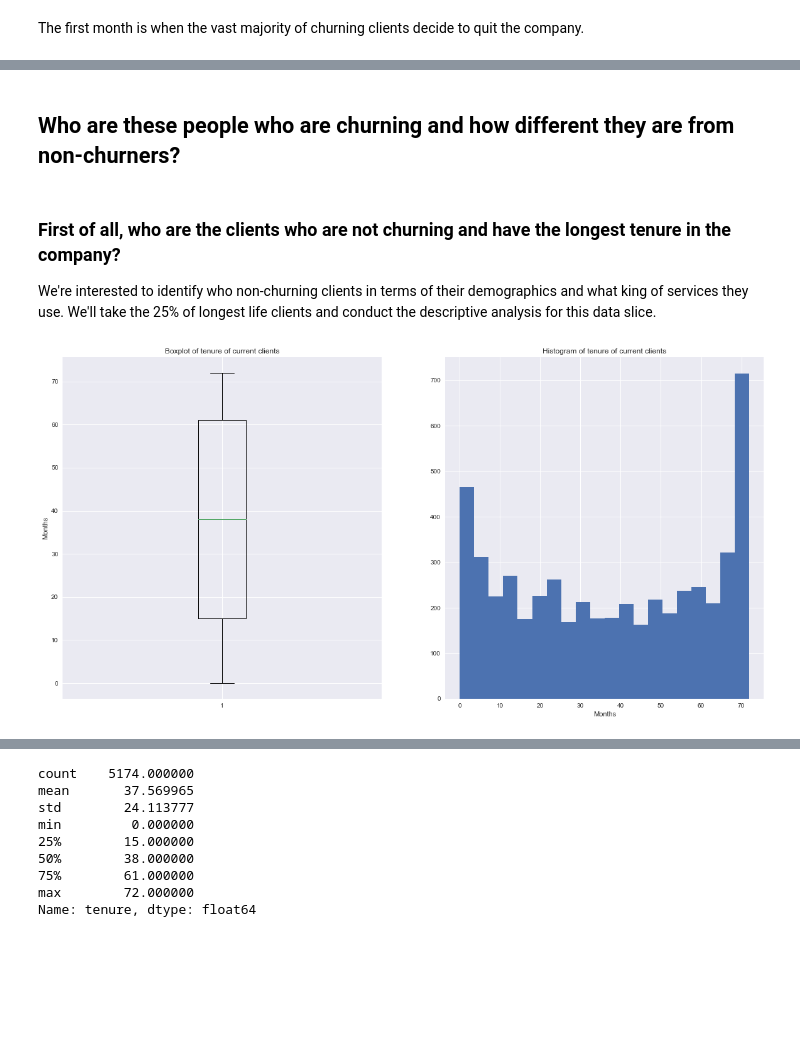
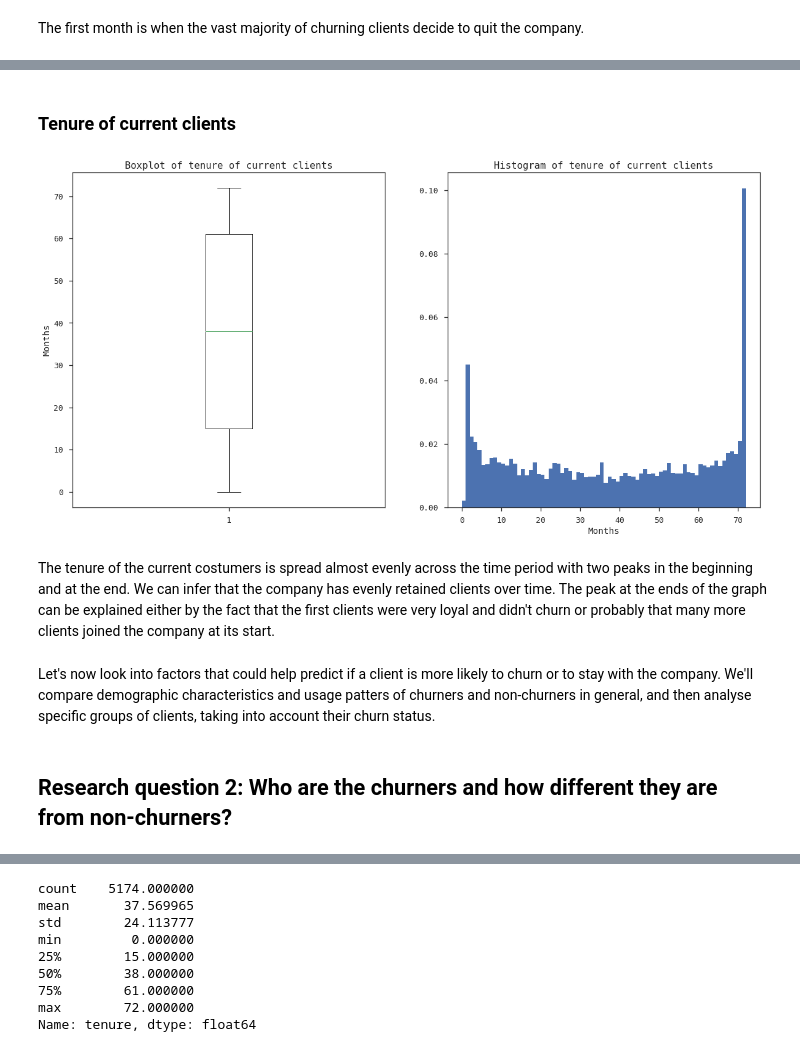
Before and after one commit to PolinaKey/thinkful, a Jupyter notebook: [NEW} Capstone project - Churn.ipynb, the cells around one changed output, grey strips where cells are left out. Saved outputs shown, nothing was run; the diff lists cells and outputs as text; code cells hidden in the pictures; blank space fills up the shorter version.

```diff
--- a/[NEW} Capstone project - Churn.ipynb
+++ b/[NEW} Capstone project - Churn.ipynb
@@ -143,23 +120,25 @@ Let's now look into specific groups of clients, taking into account their churn
+# %% [markdown]
+### Tenure of current clients
+# %%
+non_churning_clients = pd.DataFrame(df[df['Churn'] == 'No'])
+plt.figure(figsize=(20, 10))
+
+plt.subplot(1, 2, 1)
+plt.boxplot(non_churning_clients['tenure'])
+plt.title('Boxplot of tenure of current clients')
+plt.ylabel('Months')
+
+plt.subplot(1, 2, 2)
+plt.hist(non_churning_clients['tenure'], bins=72, normed=True)
+plt.title('Histogram of tenure of current clients')
+plt.xlabel("Months")
+
+plt.show()
+# %% [output]
+[figure, added]
+# %% [markdown]
+The tenure of the current costumers is spread almost evenly across the time period with two peaks in the beginning and at the end. We can infer that the company has evenly retained clients over time. The peak at the ends of the graph can be explained either by the fact that the first clients were very loyal and didn't churn or probably that many more clients joined the company at its start.
+# %% [markdown]
+Let's now look into factors that could help predict if a client is more likely to churn or to stay with the company. We'll compare demographic characteristics and usage patters of churners and non-churners in general, and then analyse  specific groups of clients, taking into account their churn status.
 # %% [markdown]
-## Who are these people who are churning and how different they are from non-churners?
+## Research question 2: Who are the churners and how different they are from non-churners?
-# %% [markdown]
-### First of all, who are the clients who are not churning and have the longest tenure in the company?
-We're interested to identify who non-churning clients in terms of their demographics and what king of services they use. We'll take the 25% of longest life clients and conduct the descriptive analysis for this data slice.
-# %%
-plt.figure(figsize=(20, 10))
-
-plt.subplot(1, 2, 1)
-plt.boxplot(non_churning_clients['tenure'])
-plt.title('Boxplot of tenure of current clients')
-plt.ylabel('Months')
-
-plt.subplot(1, 2, 2)
-plt.hist(non_churning_clients['tenure'], bins=20)
-plt.title('Histogram of tenure of current clients')
-plt.xlabel("Months")
-
-plt.show()
-
-## ? How to delete 1 on x?
-# %% [output]
-[figure, removed]
```
Also changed, not shown: parts of 42 cells of this notebook.
